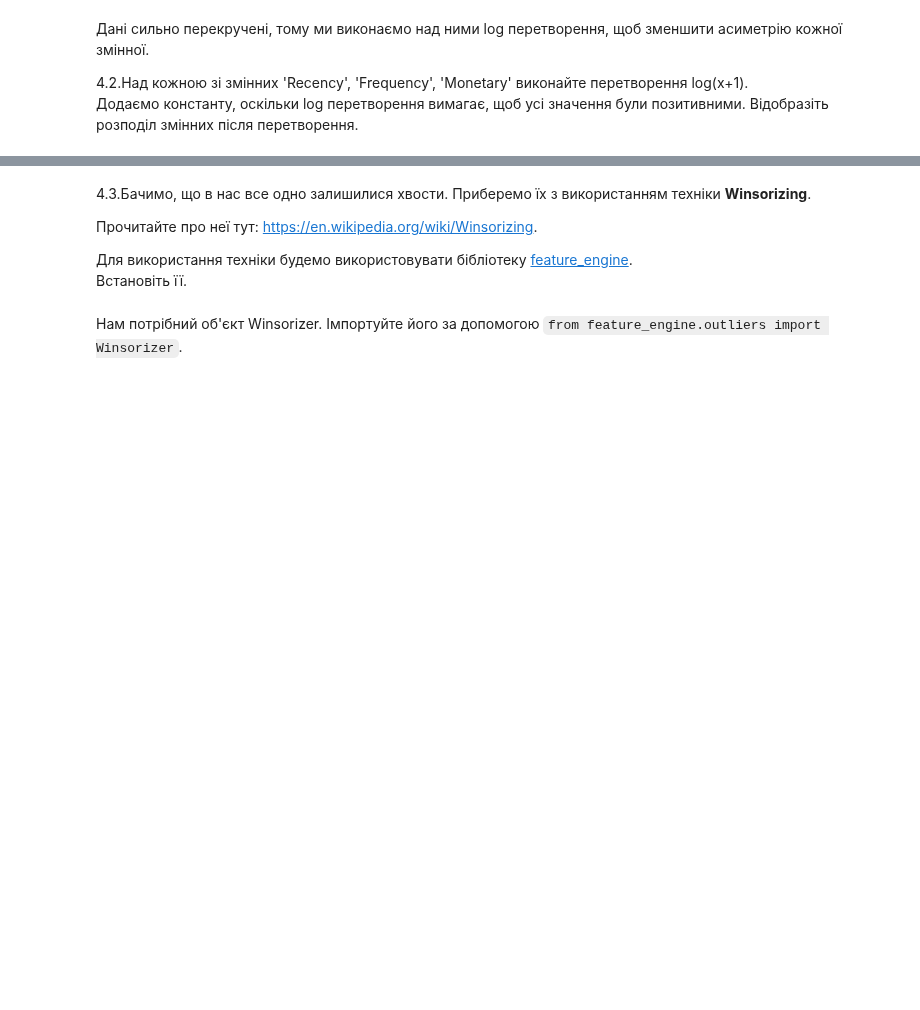
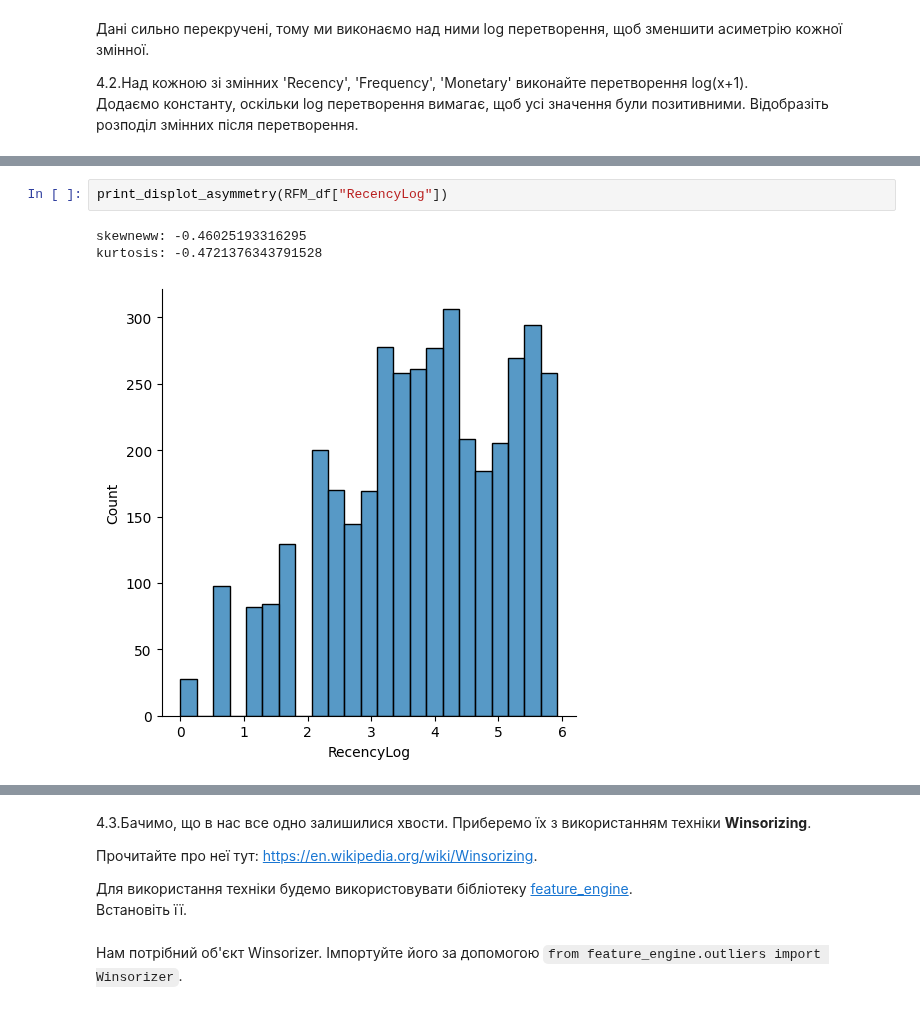
Before and after one commit to dmytrovelychko/rd_ds_python, a Jupyter notebook: hw_6.ipynb, the cells around one changed output, grey strips where cells are left out. Cells and saved outputs as stored; diff of their text form; blank space fills up the shorter version.

```diff
--- a/hw_6.ipynb
+++ b/hw_6.ipynb
@@ -409,0 +437,6 @@ K-means дає кращий результат за наступних умов:
+# %%
+print_displot_asymmetry(RFM_df["RecencyLog"])
+# %% [output]
+skewneww: -0.46025193316295
+kurtosis: -0.4721376343791528
+[figure, added]
```
Also changed, not shown: parts of 11 cells of this notebook.
